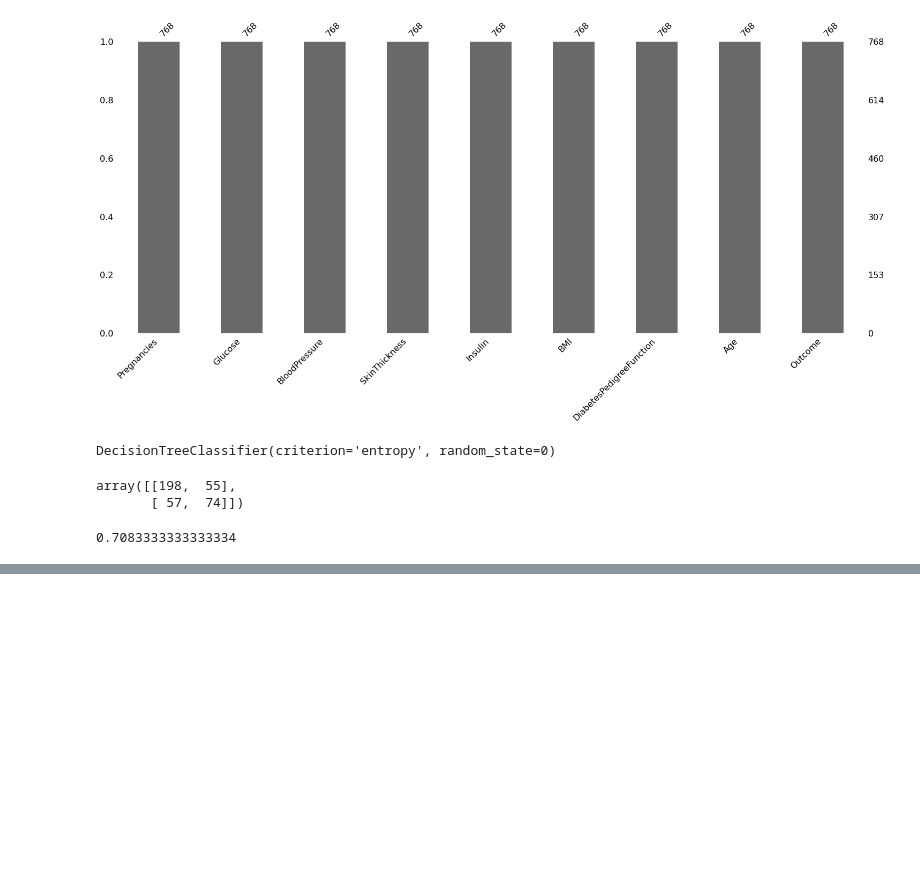
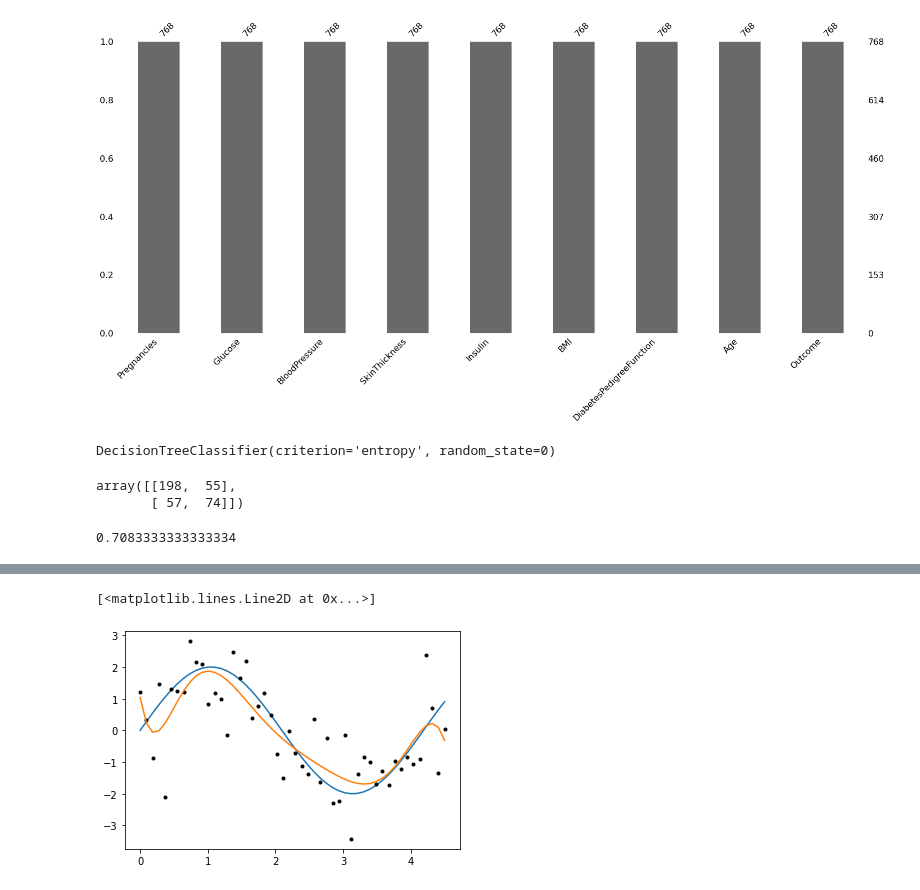
Before and after one commit to karthikaijothi/Decision-tree-2, a Jupyter notebook: Decision_tree_ML.ipynb, the cells around one changed output, grey strips where cells are left out. Cells and saved outputs as stored; diff of their text form; code cells hidden in the pictures; blank space fills up the shorter version.

```diff
--- a/Decision_tree_ML.ipynb
+++ b/Decision_tree_ML.ipynb
@@ -202,0 +231,31 @@ graphviz.Source(export_graphviz(clf,feature_names = X.columns,filled = True))
+# %%
+from sklearn.linear_model import LinearRegression
+
+def fit_polynomial(x, y, degree):
+    '''
+    Fits a polynomial to the input sample.
+    (x,y): input sample
+    degree: polynomial degree
+    '''
+    model = LinearRegression()
+    model.fit(np.vander(x, degree + 1), y)
+    return model
+
+def apply_polynomial(model, x):
+    '''
+    Evaluates a linear regression model in an input sample
+    model: linear regression model
+    x: input sample
+    '''
+    degree = model.coef_.size - 1
+    y = model.predict(np.vander(x, degree + 1))
+    return y
+
+model = fit_polynomial(x, y, 8)
+p_y = apply_polynomial(model, x)
+pl.plot(f_x, f_y)
+pl.plot(x, y, 'k.')
+pl.plot(x, p_y)
+# %% [output]
+[<matplotlib.lines.Line2D at 0x...>]
+[figure, added]
```
Also changed, not shown: parts of 3 cells of this notebook.
